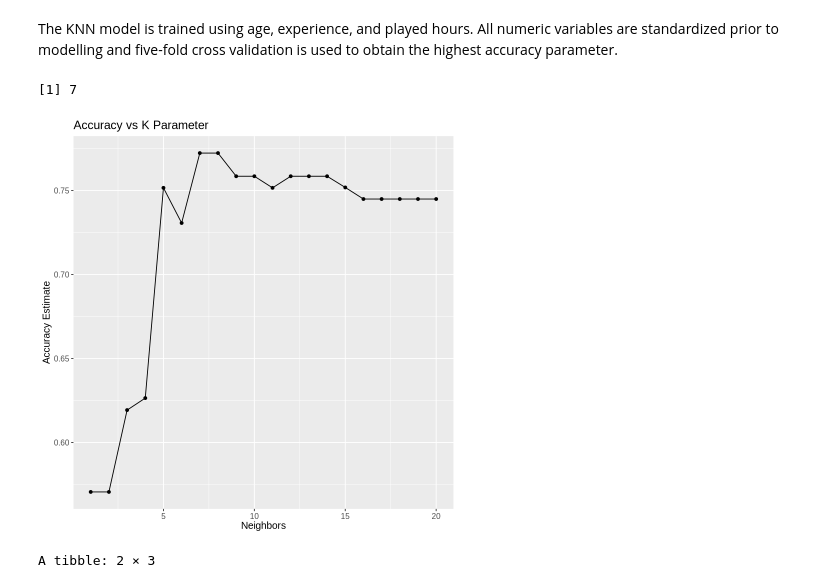
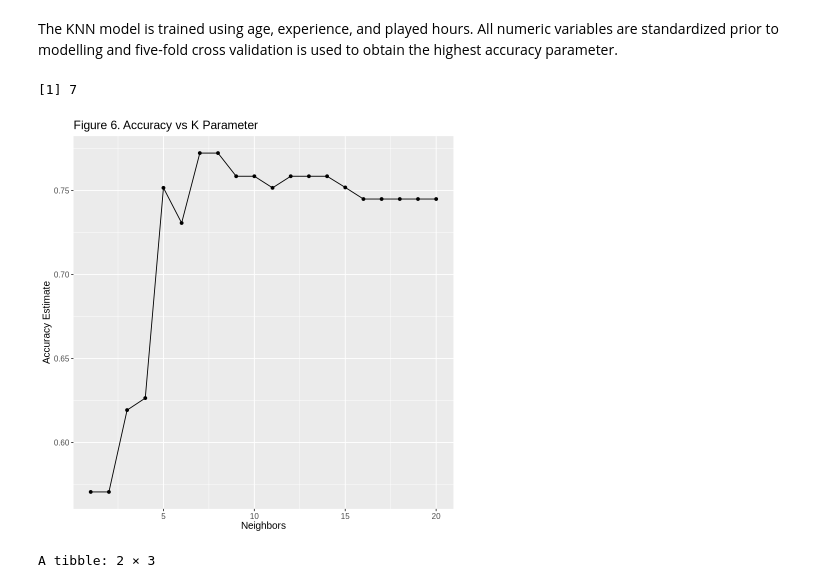
Before and after one commit to emilyk-05/group_project, a Jupyter notebook: group_project.ipynb, the cells around one changed output. Drawn from its saved outputs; the diff is of its cells as text; code cells hidden in the pictures.

```diff
--- a/group_project.ipynb
+++ b/group_project.ipynb
@@ -283,35 +283,35 @@ players_vfold <- vfold_cv(players_train, v = 5, strata = subscribe)
 k_vals <- tibble(neighbors = seq(from = 1, to = 20, by = 1))
 
 #workflow results
 knn_results <- workflow() |>
                  add_recipe(players_recipe) |>
                  add_model(knn_tune_spec) |>
                  tune_grid(resamples = players_vfold, grid = k_vals) |>
                  collect_metrics()
 
 #determine the accuracy
 accuracies <- knn_results |>
                   filter(.metric == 'accuracy') |>
                   select(neighbors, mean)
 
 #Visualizing K parameter and accuracy
 options(repr.plot.height = 7, repr.plot.width = 7)
 accuracy_vs_k <- ggplot(accuracies, aes(x = neighbors, y = mean)) +
   geom_point() +
   geom_line() +
-  labs(x = "Neighbors", y = "Accuracy Estimate", title = "Accuracy vs K Parameter") +
+  labs(x = "Neighbors", y = "Accuracy Estimate", title = "Figure 6. Accuracy vs K Parameter") +
   theme(text = element_text(size = 12))
 accuracy_vs_k
 
 #determines best K value
 best_k <- accuracies |>
         arrange(desc(mean)) |>
         head(1) |>
         pull(neighbors)
 best_k
 # %% [output]
 [1] 7
-[figure, old version]
+[figure, new version]
 # %%
 set.seed(2024)
 
```
Also changed, not shown: parts of 3 cells of this notebook.
